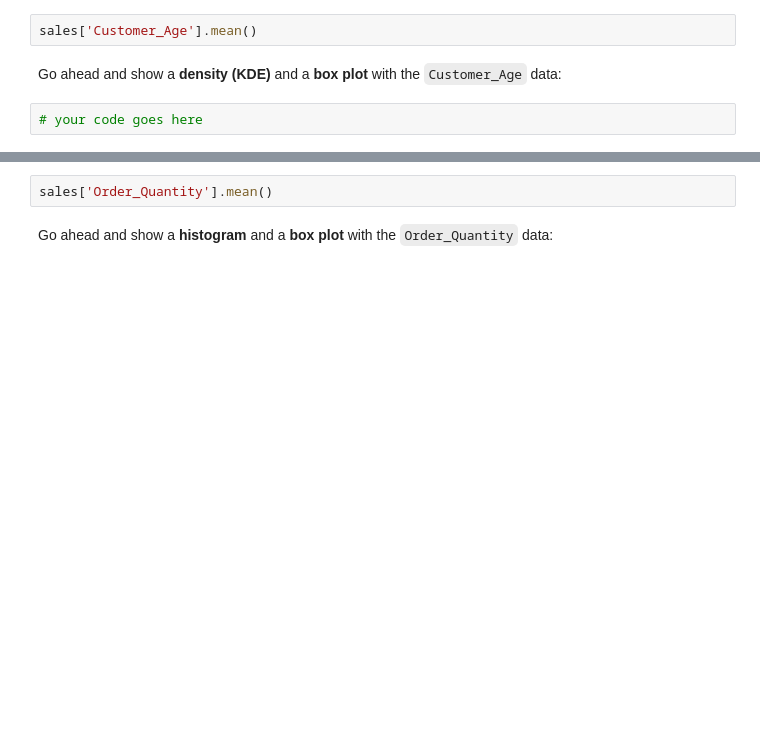
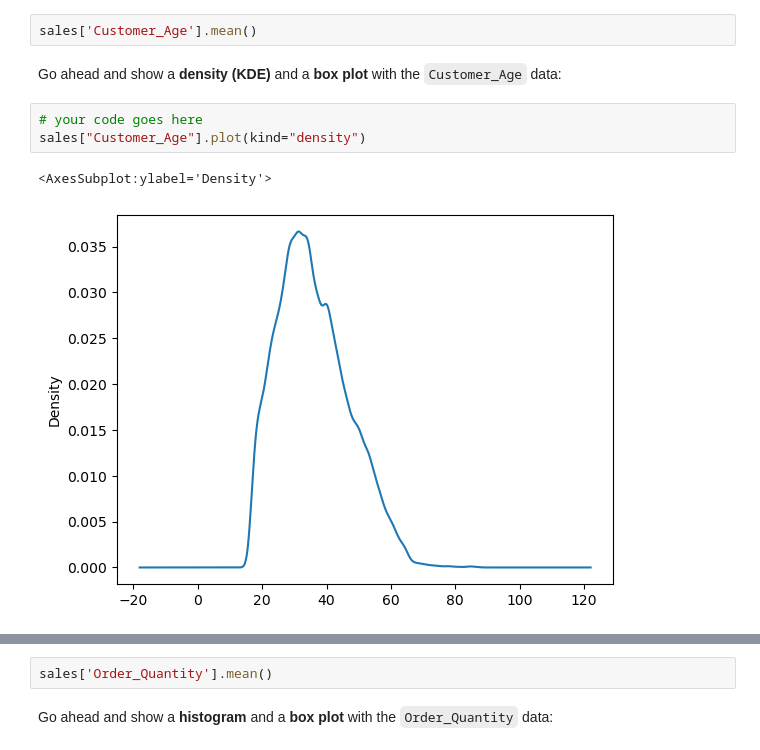
Before and after one commit to guillenunezc/FreeCodeCamp-Pandas-Real-Life-Example, a Jupyter notebook: Exercises_1.ipynb, the cells around one changed output, grey strips where cells are left out. Drawn from its saved outputs; the diff is of its cells as text; blank space fills up the shorter version.

```diff
--- a/Exercises_1.ipynb
+++ b/Exercises_1.ipynb
@@ -35,3 +49,7 @@ sales['Customer_Age'].mean()
 Go ahead and show a <b>density (KDE)</b> and a <b>box plot</b> with the `Customer_Age` data:
 # %%
 # your code goes here
+sales["Customer_Age"].plot(kind="density")
+# %% [output]
+<AxesSubplot:ylabel='Density'>
+[figure, added]
```
Also changed, not shown: parts of 35 cells of this notebook.
